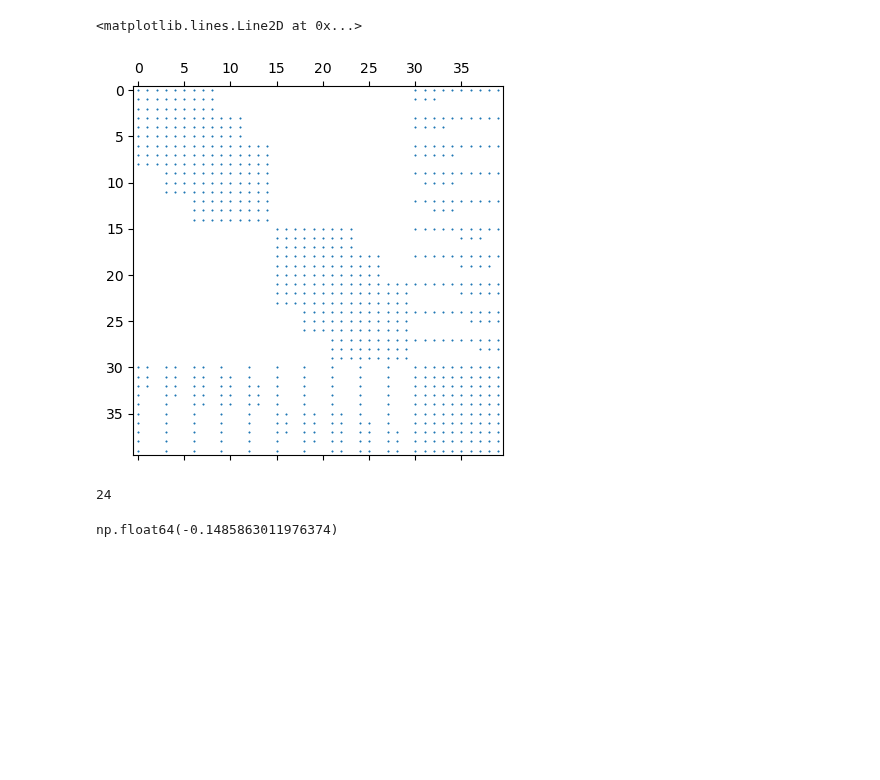
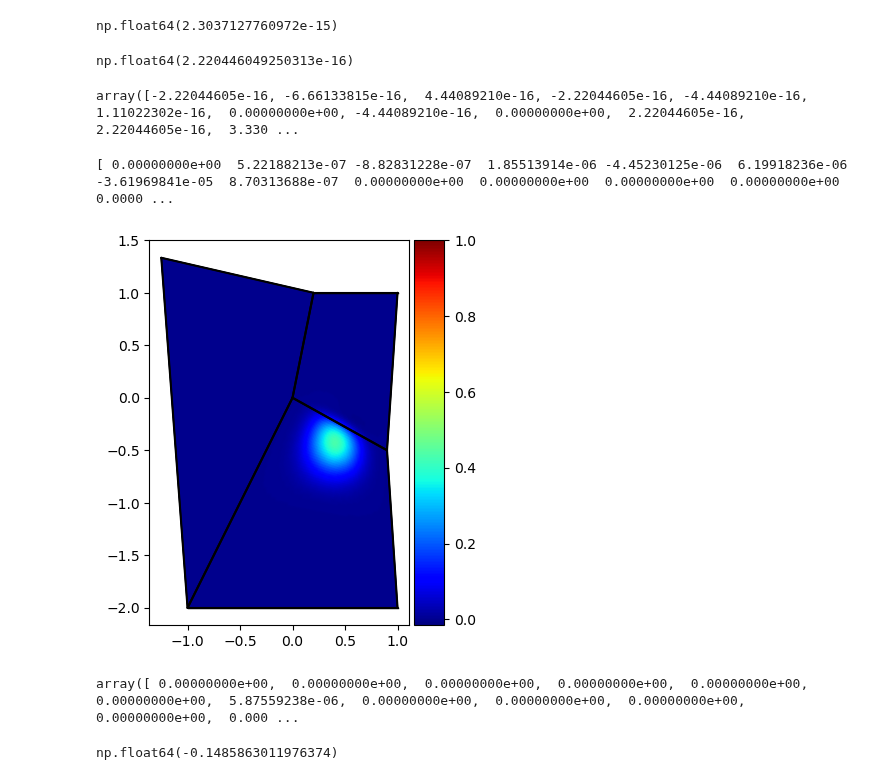
Before and after one commit to c-f-h/pyiga, a Jupyter notebook: notebooks/solve-biharmonic.ipynb, the cells around one changed output. Cells and saved outputs as stored; diff of their text form; code cells hidden in the pictures; blank space fills up the shorter version.

```diff
--- a/notebooks/solve-biharmonic.ipynb
+++ b/notebooks/solve-biharmonic.ipynb
@@ -12,14 +17,21 @@ np.set_printoptions(linewidth=100000)
 # %%
-deg, N = 2,3
+deg, N = 3,4
+k=deg-1
 
-geo1 = geometry.Quad(np.array([[0,0],[-1,-2],[1/5,1],[-5/4,4/3]]).T)
+#geo1 = geometry.Quad(np.array([[0,0],[-1,-2],[1/5,1],[-5/4,4/3]]).T)
+
+geo1 = geometry.Quad(np.array([[-1,-2],[0,0],[-5/4,4/3],[1/5,1]]).T)
 geo2 = geometry.Quad(np.array([[0,0],[9/10,-1/2],[1/5,1],[1,1]]).T)
+geo3 = geometry.Quad(np.array([[-1,-2],[1,-2],[0,0],[9/10,-1/2]]).T)
 
 #geo1=geometry.unit_square()
 #geo2=geometry.unit_square().translate((1,0))
-kvs = 2 * (bspline.make_knots(deg, 0.0, 1.0, N),)
+kvs1 = 2 * (bspline.make_knots(deg, 0.0, 1.0, N, mult=deg-k),)
+kvs2 = 2 * (bspline.make_knots(deg, 0.0, 1.0, N, mult=deg-k),)
+kvs3 = 2 * (bspline.make_knots(deg, 0.0, 1.0, N, mult=deg-k),)
 
-M = topology.MultiPatch([(kvs,geo1),(kvs,geo2)])
+M = topology.MultiPatch([(kvs1,geo1),(kvs2,geo2),(kvs3,geo3)])
+#M.split_patch(0)
 MP = assemble.MultiBasis(M)
 M.plotmesh(knots=1,patch_idx=1)
 # %% [output]
@@ -27,3 +43,7 @@ M.plotmesh(knots=1,patch_idx=1)
 # %%
-MP.set_constraints('C1')
+u = lambda x,y: x**2
+MP.set_subspace('C1')
+Mh = MP.assemble_volume(vform.mass_vf(2))
+u_rhs = MP.assemble_volume(vform.L2functional_vf(2, physical=True),f=u)
+u_ = MP.Basis@solvers.make_solver(Mh, spd=True).dot(u_rhs)
 # %% [output]
@@ -44,0 +71,3 @@ Basis setup took 0.009653568267822266 seconds
+# %%
+B0 = MP.set_constraints('C0')
+B1 = MP.set_constraints('C1')
@@ -55,12 +109,26 @@ np.int64(14)
+# %%
+abs(MP.B@MP.Basis).data.max()
+# %% [output]
+np.float64(2.3037127760972e-15)
+# %%
+abs(B0@MP.Basis).data.max()
+# %% [output]
+np.float64(2.220446049250313e-16)
+# %%
+B1@np.repeat(1,B0.shape[1])
+# %% [output]
+array([-2.22044605e-16, -6.66133815e-16,  4.44089210e-16, -2.22044605e-16, -4.44089210e-16,  1.11022302e-16,  0.00000000e+00, -4.44089210e-16,  0.00000000e+00,  2.22044605e-16,  2.22044605e-16,  3.330 ...
 # %%
-plt.spy(Ah, markersize=0.5)
+phi = MP.Basis[:,-7].toarray().ravel()
+print(phi)
+MP.plot(phi, mesh=True, range=(min(phi),max(phi)));
 # %% [output]
-<matplotlib.lines.Line2D at 0x...>
+[ 0.00000000e+00  5.22188213e-07 -8.82831228e-07  1.85513914e-06 -4.45230125e-06  6.19918236e-06 -3.61969841e-05  8.70313688e-07  0.00000000e+00  0.00000000e+00  0.00000000e+00  0.00000000e+00  0.0000 ...
-[figure, old version]
+[figure, new version]
 # %%
-MP.nDofs
+phi
 # %% [output]
-24
+array([ 0.00000000e+00,  0.00000000e+00,  0.00000000e+00,  0.00000000e+00,  0.00000000e+00,  0.00000000e+00,  5.87559238e-06,  0.00000000e+00,  0.00000000e+00,  0.00000000e+00,  0.00000000e+00,  0.000 ...
 # %%
 min(MP.Basis.data)
 # %% [output]
```
Also changed, not shown: parts of 16 cells of this notebook, 4 other files.
